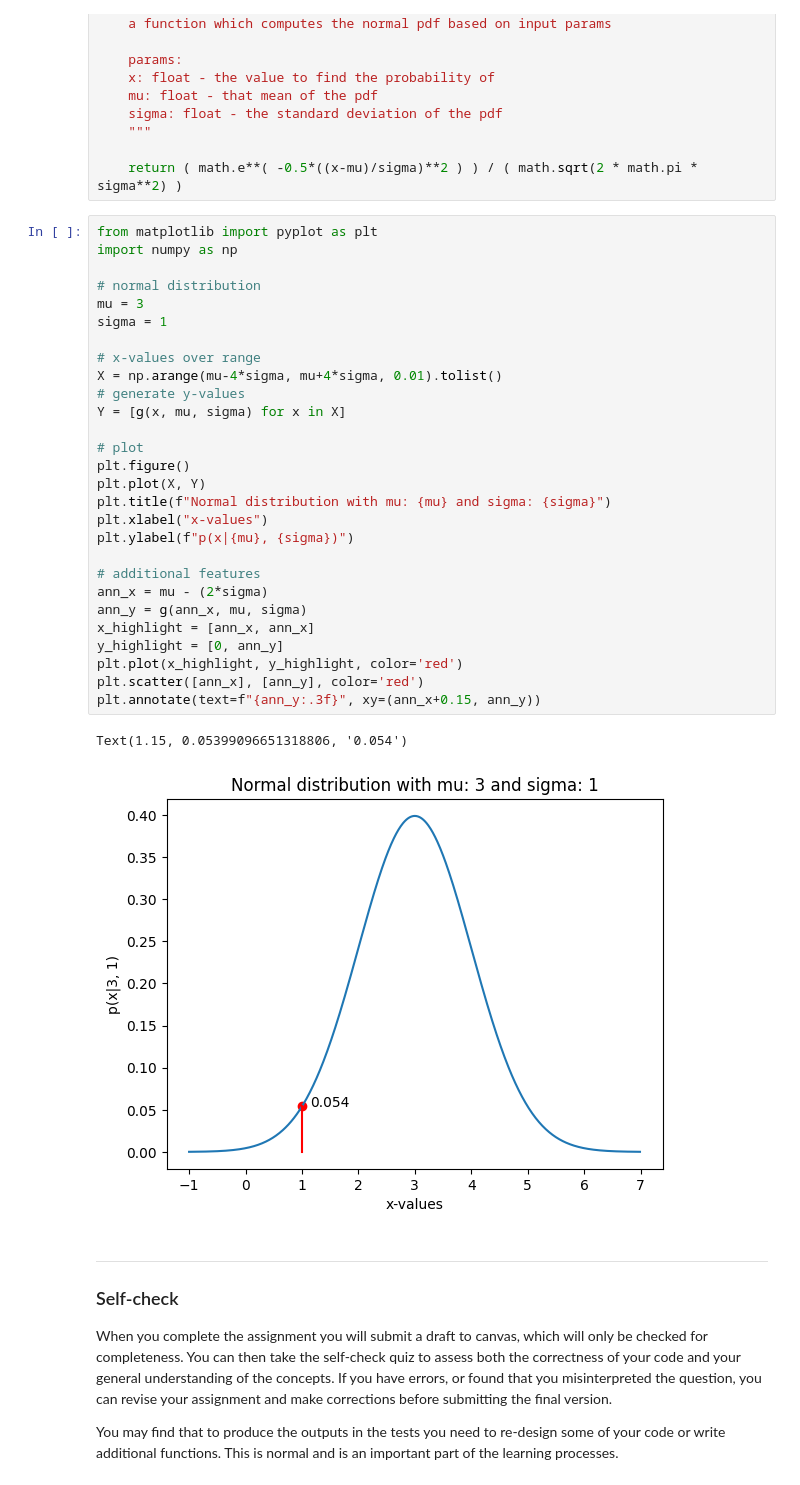
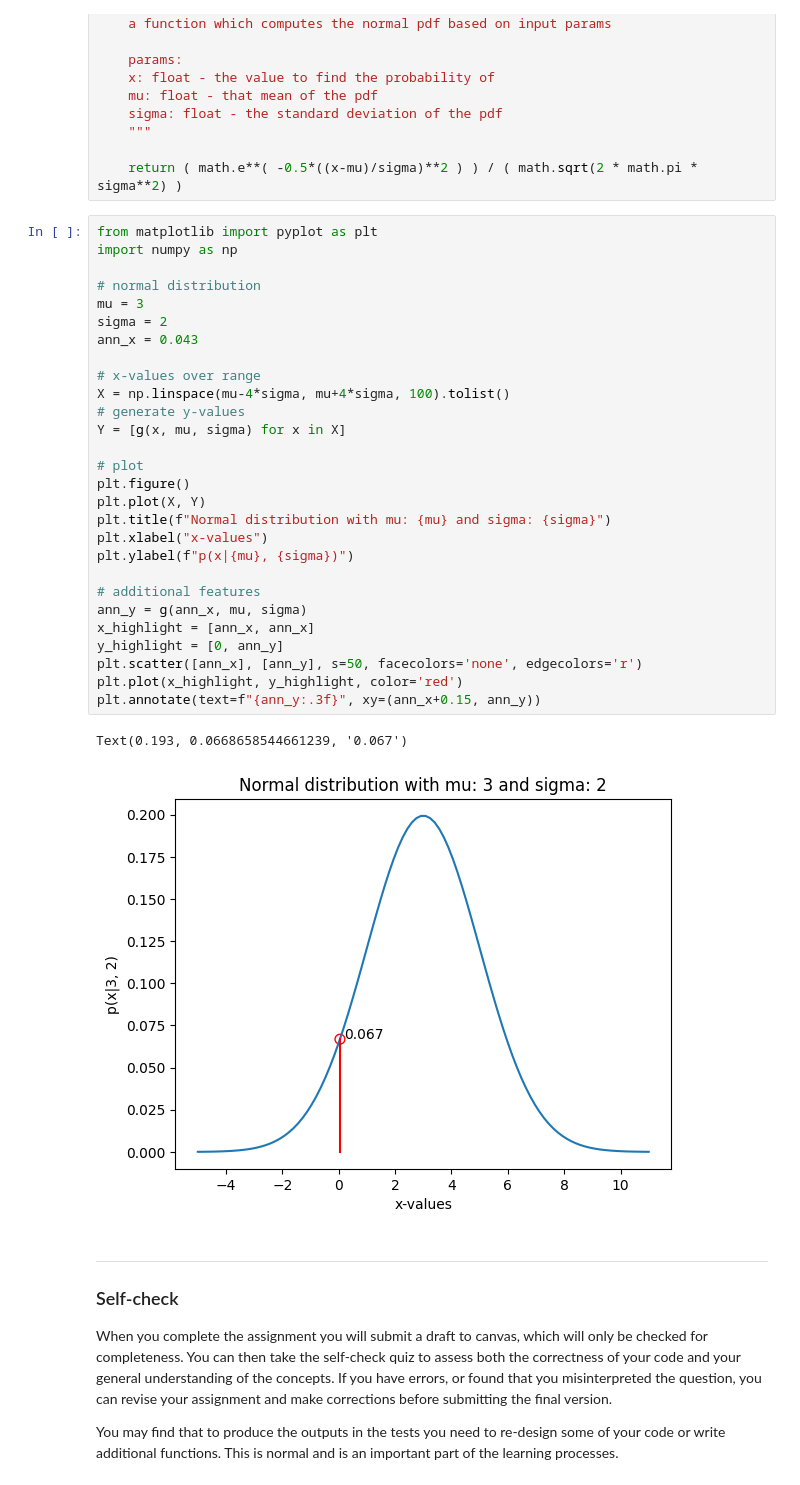
Before and after one commit to sakinkirti/CSDS364, a Jupyter notebook: A1a-Jupyter Notebooks.ipynb, the cells around one changed output. Drawn from its saved outputs; the diff is of its cells as text.

```diff
--- a/A1a-Jupyter Notebooks.ipynb
+++ b/A1a-Jupyter Notebooks.ipynb
@@ -96,34 +95,34 @@ def g(x: float, mu: float, sigma: float):
 # %%
 from matplotlib import pyplot as plt
 import numpy as np
 
 # normal distribution
 mu = 3
-sigma = 1
+sigma = 2
+ann_x = 0.043
 
 # x-values over range
-X = np.arange(mu-4*sigma, mu+4*sigma, 0.01).tolist()
+X = np.linspace(mu-4*sigma, mu+4*sigma, 100).tolist()
 # generate y-values
 Y = [g(x, mu, sigma) for x in X]
 
 # plot
 plt.figure()
 plt.plot(X, Y)
 plt.title(f"Normal distribution with mu: {mu} and sigma: {sigma}")
 plt.xlabel("x-values")
 plt.ylabel(f"p(x|{mu}, {sigma})")
 
 # additional features
-ann_x = mu - (2*sigma)
 ann_y = g(ann_x, mu, sigma)
 x_highlight = [ann_x, ann_x]
 y_highlight = [0, ann_y]
+plt.scatter([ann_x], [ann_y], s=50, facecolors='none', edgecolors='r')
 plt.plot(x_highlight, y_highlight, color='red')
-plt.scatter([ann_x], [ann_y], color='red')
 plt.annotate(text=f"{ann_y:.3f}", xy=(ann_x+0.15, ann_y))
 # %% [output]
-Text(1.15, 0.05399096651318806, '0.054')
+Text(0.193, 0.0668658544661239, '0.067')
-[figure, old version]
+[figure, new version]
 # %% [markdown]
 ***
 ### Self-check
```
Also changed, not shown: parts of 2 cells of this notebook, 2 other files.
